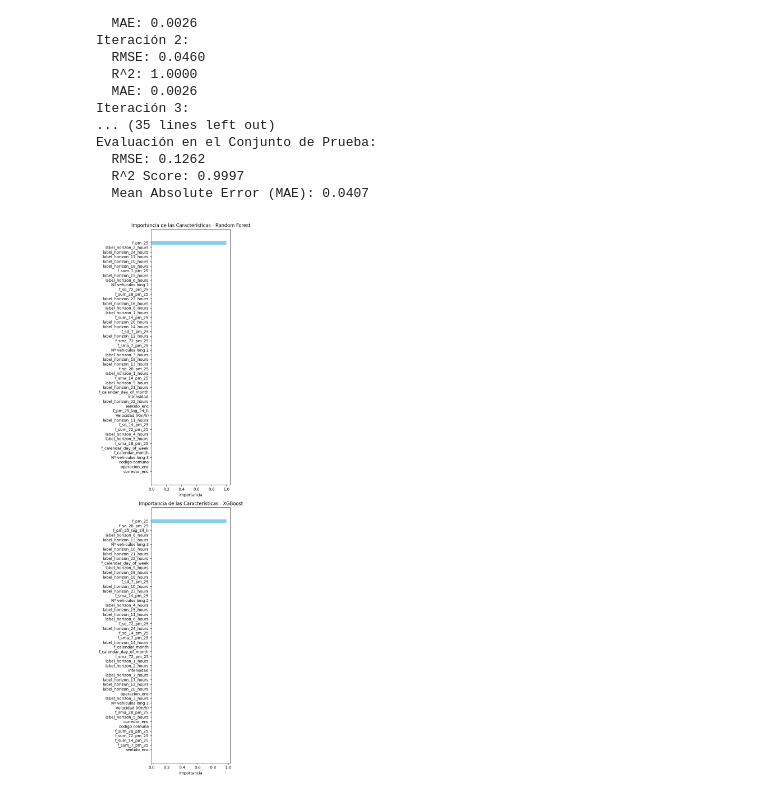
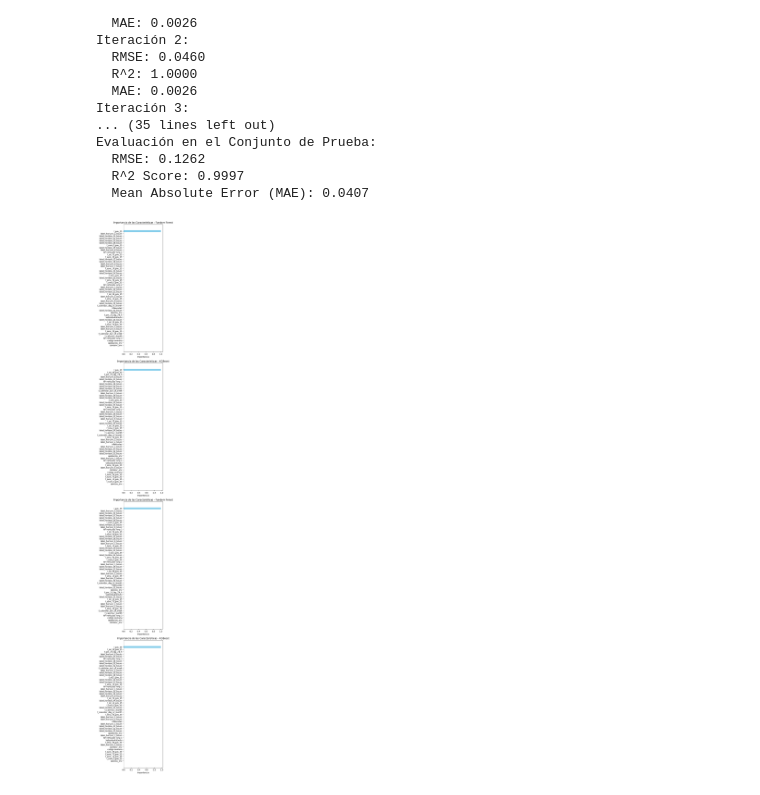
Before and after one commit to Matu10100/AirQuality_Prediction, a Jupyter notebook: Programacion/Modelacion.ipynb, the cells around one changed output. Drawn from its saved outputs; the diff is of its cells as text; code cells hidden in the pictures.

Commit message:
modelacion con modelo sin mobilidad y con mobilidad version mejorada con comparacion y feature importance

```diff
--- a/Programacion/Modelacion.ipynb
+++ b/Programacion/Modelacion.ipynb
@@ -375,7 +375,7 @@ modelo_lr_entrenado_base, metrics_lr_base = entrenamiento(modelo_lr_base, X_trai
 
 # Entrenar y evaluar Random Forest
 print("\nEntrenando Random Forest:")
-modelo_rf_entrenado, metrics_rf_base = entrenamiento(modelo_rf_base, X_train_base, y_train_base, X_val_base, y_val_base)
+modelo_rf_entrenado_base, metrics_rf_base = entrenamiento(modelo_rf_base, X_train_base, y_train_base, X_val_base, y_val_base)
 
 # Entrenar y evaluar XGBoost
 print("\nEntrenando XGBoost:")
@@ -439,7 +439,9 @@ Evaluación en el Conjunto de Prueba:
 # Crear una lista de los modelos y sus atributos de importancia
 modelos = [
     ('Random Forest', modelo_rf_entrenado, 'feature_importances_'),
-    ('XGBoost', modelo_xgb_entrenado, 'feature_importances_')
+    ('XGBoost', modelo_xgb_entrenado, 'feature_importances_'),
+    ('Random Forest', modelo_rf_entrenado_base, 'feature_importances_'),
+    ('XGBoost', modelo_xgb_entrenado_base, 'feature_importances_')
     #('Linear Regression', modelo_lr_entrenado, 'coef_')
 ]
 
@@ -457,31 +459,31 @@ for i, (nombre_modelo, modelo, atributo) in enumerate(modelos):
         importancia_df = pd.DataFrame({
             'Característica': X_train.columns,  # Asegúrate de que X_train tenga los nombres de las columnas
             'Importancia': importancias
         })
         importancia_df = importancia_df.sort_values(by='Importancia', ascending=False)
 
         # Graficar
         axes[i].barh(importancia_df['Característica'], importancia_df['Importancia'], color='skyblue')
         axes[i].set_xlabel('Importancia')
         axes[i].set_title(f'Importancia de las Características - {nombre_modelo}')
         axes[i].invert_yaxis()  # Para que la barra más importante esté en la parte superior
 
     elif atributo == 'coef_':  # Para Linear Regression
         importancias = getattr(modelo, atributo)
         importancia_df = pd.DataFrame({
             'Característica': X_train.columns,  # Asegúrate de que X_train tenga los nombres de las columnas
             'Importancia': importancias
         })
         importancia_df = importancia_df.sort_values(by='Importancia', ascending=False)
 
         # Graficar
         axes[i].barh(importancia_df['Característica'], importancia_df['Importancia'], color='lightgreen')
         axes[i].set_xlabel('Coeficiente')
         axes[i].set_title(f'Coeficientes de las Características - {nombre_modelo}')
         axes[i].invert_yaxis()  # Para que el coeficiente más importante esté en la parte superior
 
 # Ajustar el diseño
 plt.tight_layout()
 plt.show()
 # %% [output]
-[figure, old version]
+[figure, new version]
```
